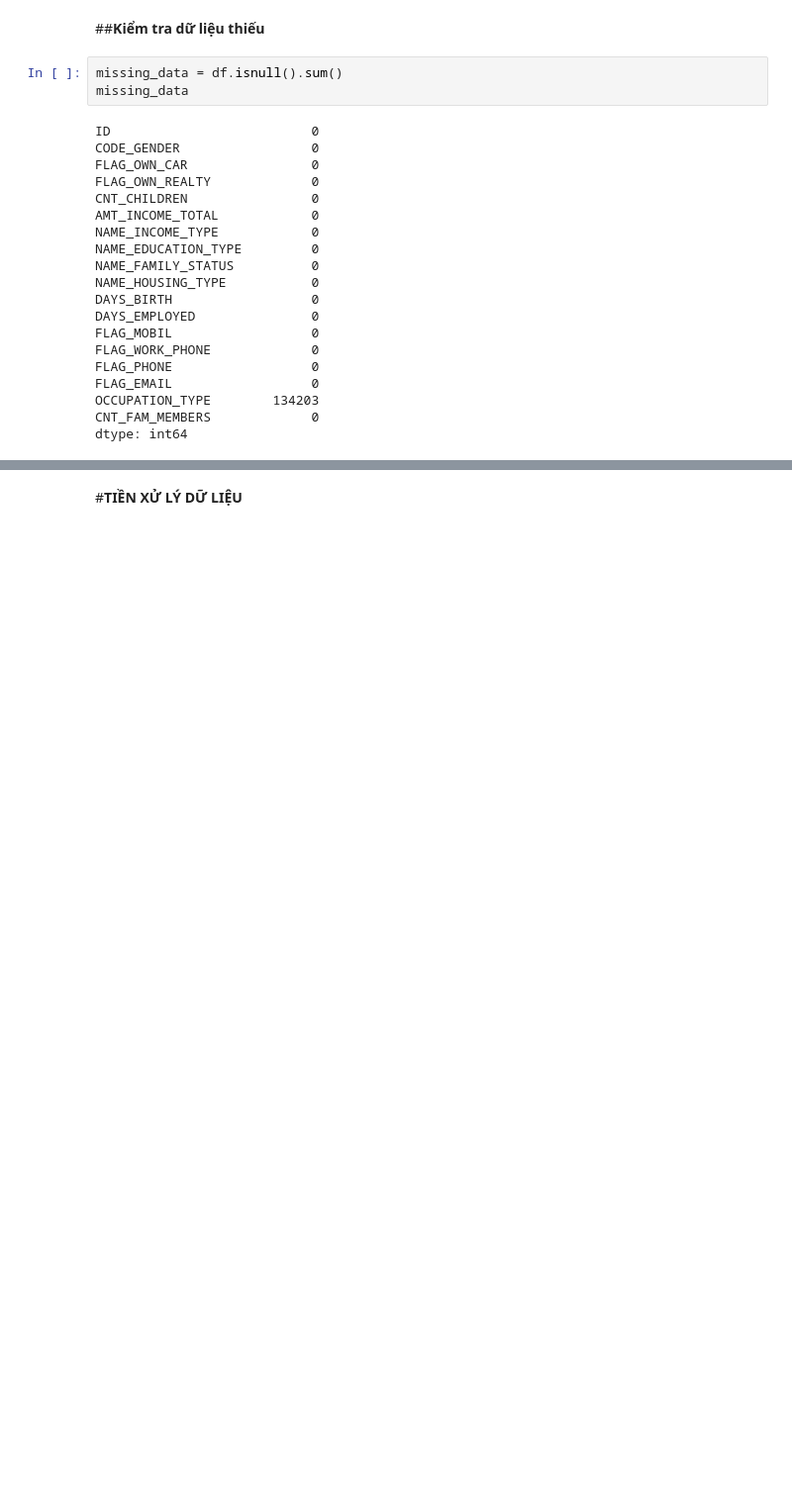
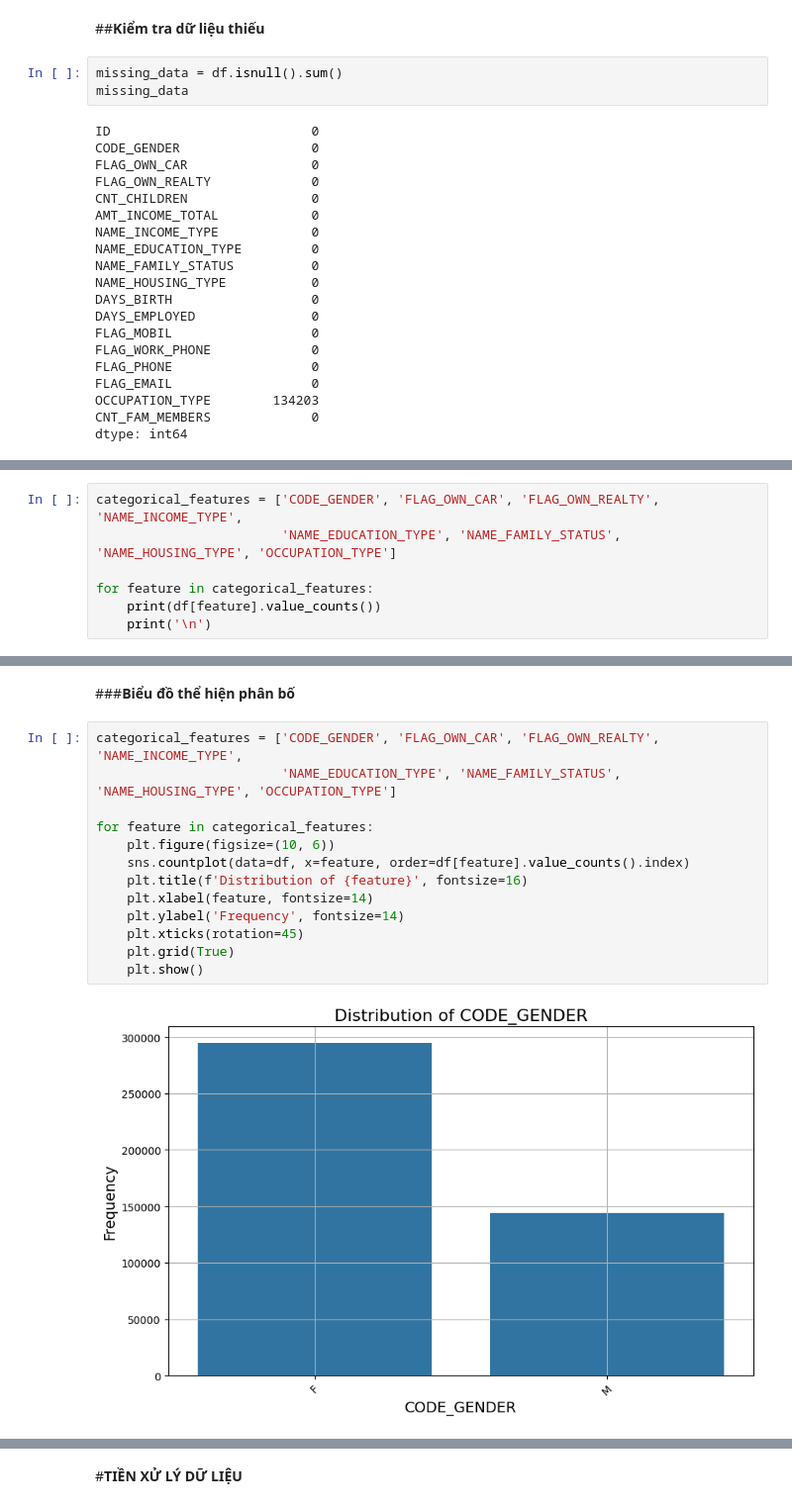
Before and after one commit to thanhdaibl1572002/data-mining-project, a Jupyter notebook: DATA_MINING_PROJECT.ipynb, the cells around one changed output, grey strips where cells are left out. Shown: that part at 99% size. Saved outputs shown, nothing was run; the diff lists cells and outputs as text; blank space fills up the shorter version.

```diff
--- a/DATA_MINING_PROJECT.ipynb
+++ b/DATA_MINING_PROJECT.ipynb
@@ -146,0 +261,7 @@ dtype: int64
+# %%
+categorical_features = ['CODE_GENDER', 'FLAG_OWN_CAR', 'FLAG_OWN_REALTY', 'NAME_INCOME_TYPE',
+                        'NAME_EDUCATION_TYPE', 'NAME_FAMILY_STATUS', 'NAME_HOUSING_TYPE', 'OCCUPATION_TYPE']
+
+for feature in categorical_features:
+    print(df[feature].value_counts())
+    print('\n')
@@ -146,0 +286,17 @@ dtype: int64
+# %% [markdown]
+###**Biểu đồ thể hiện phân bố**
+# %%
+categorical_features = ['CODE_GENDER', 'FLAG_OWN_CAR', 'FLAG_OWN_REALTY', 'NAME_INCOME_TYPE',
+                        'NAME_EDUCATION_TYPE', 'NAME_FAMILY_STATUS', 'NAME_HOUSING_TYPE', 'OCCUPATION_TYPE']
+
+for feature in categorical_features:
+    plt.figure(figsize=(10, 6))
+    sns.countplot(data=df, x=feature, order=df[feature].value_counts().index)
+    plt.title(f'Distribution of {feature}', fontsize=16)
+    plt.xlabel(feature, fontsize=14)
+    plt.ylabel('Frequency', fontsize=14)
+    plt.xticks(rotation=45)
+    plt.grid(True)
+    plt.show()
+# %% [output]
+[figure, added]
```
Also changed, not shown: parts of 24 cells of this notebook.
